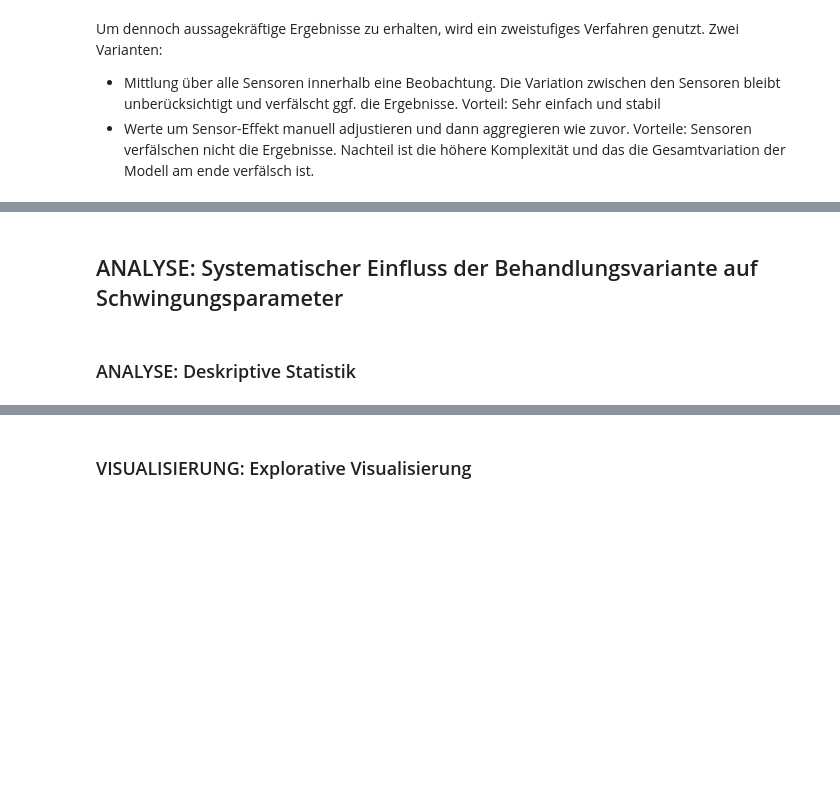
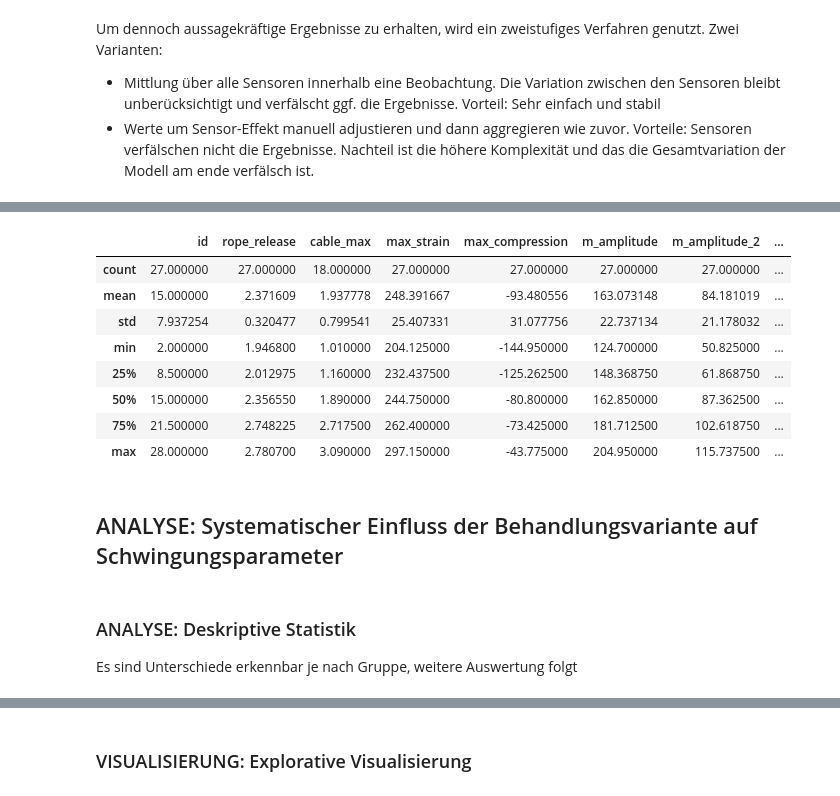
Before and after one commit to kyellsen/2023_Kronensicherung_Plesse_Kraefte_Schwingungen, a Jupyter notebook: 2023_Kronensicherung_Plesse_530_Analyse_Schwingungen.ipynb, the cells around one changed output, grey strips where cells are left out. Drawn from its saved outputs; the diff is of its cells as text; code cells hidden in the pictures; blank space fills up the shorter version.

```diff
--- a/2023_Kronensicherung_Plesse_530_Analyse_Schwingungen.ipynb
+++ b/2023_Kronensicherung_Plesse_530_Analyse_Schwingungen.ipynb
@@ -691,3 +460,34 @@ df_adj
+# %%
+# 1. Gruppieren, mitteln, Suffix hinzufügen, joinen und Spalten umsortieren in einer Pipeline
+df_adj = (
+    df
+    .groupby("id")[variables]        # nur die Original-Spalten auswählen
+    .mean()                             # über id mitteln
+    #.add_suffix("_mean")              # Suffix anfügen
+    .reset_index()
+    .merge(
+        df[add_variables].drop_duplicates(),  # Zusatzspalten (z. B. treatment, rope_release, cable_max)
+        on="id"
+    )
+)
+
+assert df_adj['treatment'].notna().all(), "Merge-Fehler: missing treatments!"
+
+cols = add_variables + [c for c in df_adj.columns if c not in add_variables]
+df_adj = df_adj.loc[:, cols]
+
+# 2. Ergebnis kontrollieren
+df_adj.describe()
+# %% [output]
+|  | id | rope_release | cable_max | max_strain | max_compression | m_amplitude | m_amplitude_2 | ... |
+| count | 27.000000 | 27.000000 | 18.000000 | 27.000000 | 27.000000 | 27.000000 | 27.000000 | ... |
+| mean | 15.000000 | 2.371609 | 1.937778 | 248.391667 | -93.480556 | 163.073148 | 84.181019 | ... |
+| std | 7.937254 | 0.320477 | 0.799541 | 25.407331 | 31.077756 | 22.737134 | 21.178032 | ... |
+| min | 2.000000 | 1.946800 | 1.010000 | 204.125000 | -144.950000 | 124.700000 | 50.825000 | ... |
+| 25% | 8.500000 | 2.012975 | 1.160000 | 232.437500 | -125.262500 | 148.368750 | 61.868750 | ... |
+| 50% | 15.000000 | 2.356550 | 1.890000 | 244.750000 | -80.800000 | 162.850000 | 87.362500 | ... |
+| 75% | 21.500000 | 2.748225 | 2.717500 | 262.400000 | -73.425000 | 181.712500 | 102.618750 | ... |
+| max | 28.000000 | 2.780700 | 3.090000 | 297.150000 | -43.775000 | 204.950000 | 115.737500 | ... |
 # %%
 df_adj.to_csv(data_export_directory / "_dataset_df_adj.csv", sep=";", index=True, encoding="utf-8")
 # %% [markdown]
@@ -699,6 +499,8 @@ variables = [
     'initial_amplitude','frequency_damped','frequency_undamped',
     'damping_coeff','damping_ratio','y_shift','pearson_r','nmae'
 ]
-# %% [markdown]
-### ANALYSE: Deskriptive Statistik
+# %% [markdown]
+### ANALYSE: Deskriptive Statistik
+
+Es sind Unterschiede erkennbar je nach Gruppe, weitere Auswertung folgt
 # %%
```
Also changed, not shown: parts of 52 cells of this notebook, 6 other files.
